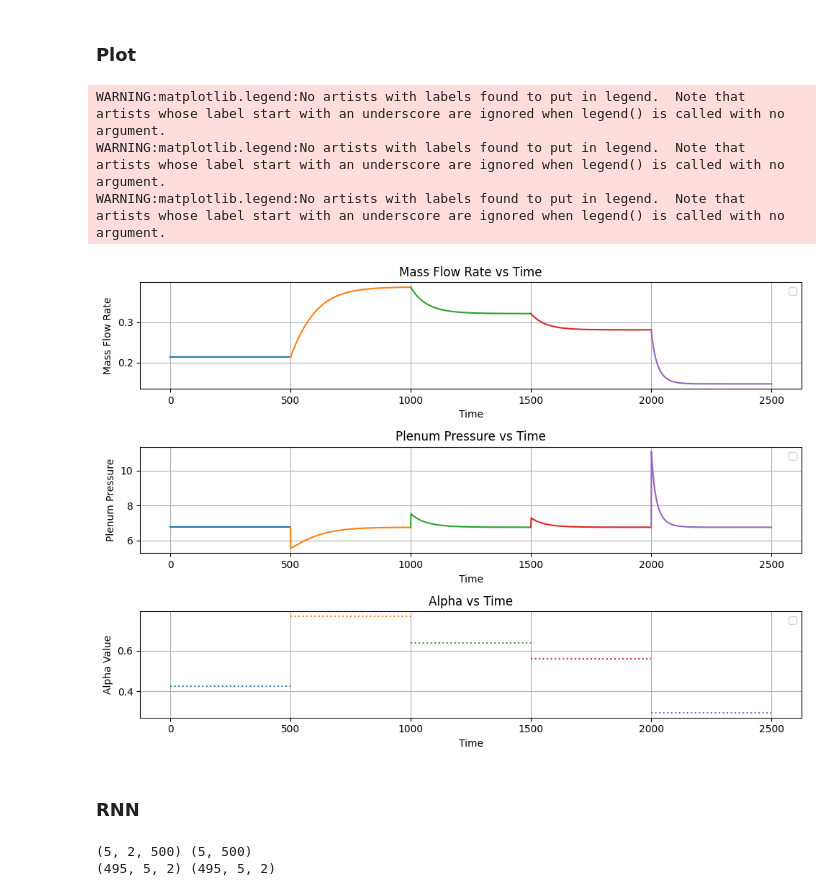
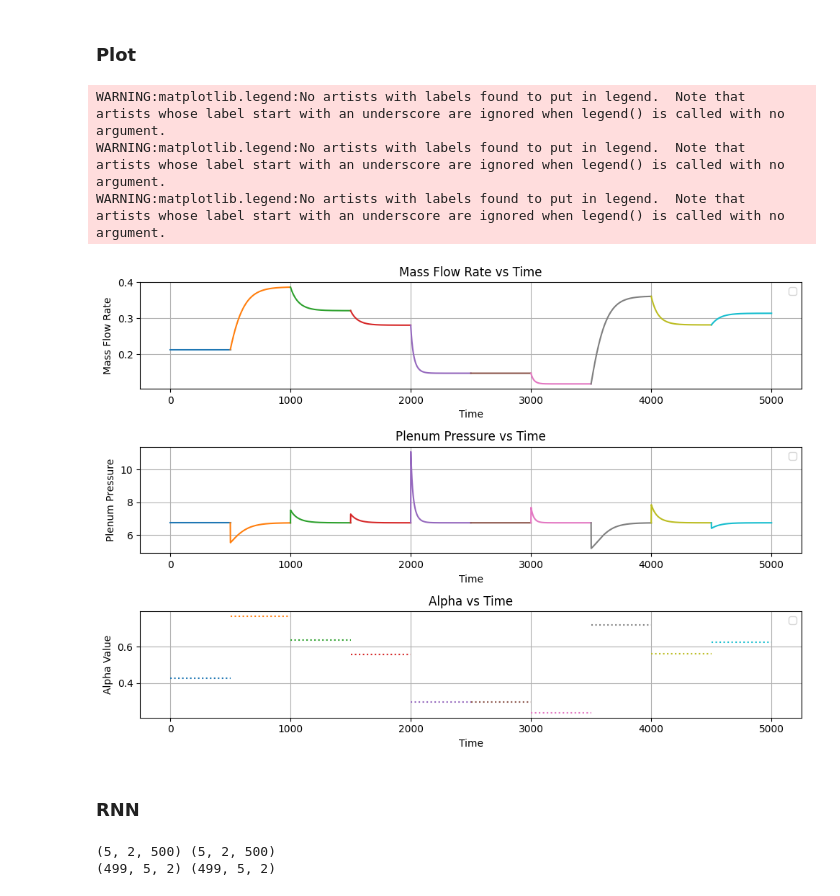
Before and after one commit to Guilhos/UFBA, a Jupyter notebook: SistemaEDORodrigo.ipynb, the cells around one changed output. Saved outputs shown, nothing was run; the diff lists cells and outputs as text; code cells hidden in the pictures.

```diff
--- a/SistemaEDORodrigo.ipynb
+++ b/SistemaEDORodrigo.ipynb
@@ -59,7 +59,7 @@ mFlowRate_init = result[0] # Mass Flow inicial
 plenumPressure_init = result[1] # Plenum Pressure inicial
 
 # Intervalos no tempo
-interval = [np.linspace(i * 500, (i + 1) * 500, 500) for i in range(5)]
+interval = [np.linspace(i * 500, (i + 1) * 500, 500) for i in range(10)]
 
 # Váriaveis CasADi
 x = ca.MX.sym('x', 2) # Variáveis de Estado
@@ -68,12 +68,13 @@ alpha = ca.MX.sym('alpha', 1) # Parâmetro Alpha
 # Listas para armazenar resultados
 mFlowRate_values = []
 plenumPressure_values = []
-xRNN_values = []
+RNN_values = []
+RNN_test = []
 alpha_values = [np.full(500, alpha0)]
 # %% [markdown]
 ### Integração
 # %%
-for i in range(0,5):
+for i in range(0,10):
     if i == 0:
         alpha1 = alpha0
     else:
@@ -87,14 +88,17 @@ for i in range(0,5):
 
     sol = F(x0 = [mFlowRate_init, plenumPressure_init], p = alpha1)
 
+
     xf_values = np.array(sol["xf"])
-    xRNN_values.append(xf_values)
     mFlowRate_values.append(xf_values[0])
     plenumPressure_values.append(xf_values[1])
-
-    # Atualizar as condições iniciais
     mFlowRate_init = xf_values[0][-1]
     plenumPressure_init = xf_values[1][-1]
+
+    if i < 5:
+      RNN_values.append(xf_values)
+    else:
+      RNN_test.append(xf_values)
 # %% [markdown]
 ### Plot
 # %%
@@ -102,60 +106,59 @@ for i in range(0,5):
 fig, axs = plt.subplots(3, 1, figsize=(10, 7))
 
 # Gráfico da Taxa de Fluxo vs. Tempo
-for i in range(0, 5):
+for i in range(0, 10):
     axs[0].plot(interval[i], np.squeeze(mFlowRate_values[i]))
 axs[0].grid(True)
 axs[0].set_xlabel('Time')
 axs[0].set_ylabel('Mass Flow Rate')
 axs[0].set_title('Mass Flow Rate vs Time')
 axs[0].legend()
 
 # Gráfico da Pressão do Plenum vs. Tempo
-for i in range(0, 5):
+for i in range(0, 10):
     axs[1].plot(interval[i], np.squeeze(plenumPressure_values[i]))
 axs[1].grid(True)
 axs[1].set_xlabel('Time')
 axs[1].set_ylabel('Plenum Pressure')
 axs[1].set_title('Plenum Pressure vs Time')
 axs[1].legend()
 
 # Gráfico dos Valores de Alpha vs. Tempo
-for i in range(0, 5):
+for i in range(0, 10):
     axs[2].plot(interval[i], np.squeeze(alpha_values[i]), linestyle=':')
 axs[2].grid(True)
 axs[2].set_xlabel('Time')
 axs[2].set_ylabel('Alpha Value')
 axs[2].set_title('Alpha vs Time')
 axs[2].legend()
 
 # Ajusta o layout e exibe os gráficos
 plt.tight_layout()
 plt.show()
 # %% [output]
 WARNING:matplotlib.legend:No artists with labels found to put in legend.  Note that artists whose label start with an underscore are ignored when legend() is called with no argument.
 WARNING:matplotlib.legend:No artists with labels found to put in legend.  Note that artists whose label start with an underscore are ignored when legend() is called with no argument.
 WARNING:matplotlib.legend:No artists with labels found to put in legend.  Note that artists whose label start with an underscore are ignored when legend() is called with no argument.
-[figure, old version]
+[figure, new version]
 # %% [markdown]
 ### RNN
 # %%
-xRNN_values = tf.convert_to_tensor(xRNN_values)
-alpha_Tensor = tf.convert_to_tensor(alpha_values)
-
-print(xRNN_values.shape, alpha_Tensor.shape)
+RNN_values = np.array(RNN_values)
+RNN_test = np.array(RNN_test)
 
 timestep = 5
 
 X = []
 y = []
-for i in range(len(xRNN_values[0][0])-timestep):
-    X.append(xRNN_values[:,:,i])
-    y.append(xRNN_values[:,:,i+timestep])
+Xtest = []
+for i in range(len(RNN_values[0][0])-1):
+    X.append(RNN_values[:,:,i])
+    y.append(RNN_values[:,:,i+1])
+    Xtest.append(RNN_test[:,:,i])
 
 X = np.array(X)
 y = np.array(y)
-
-print(X.shape,y.shape)
+Xtest = np.array(Xtest)
 
 model = keras.Sequential()
 
@@ -167,5 +170,5 @@ model.compile(optimizer='adam', loss = 'mean_squared_error')
 
 history = model.fit(X, y, epochs=250, verbose = 0)
 # %% [output]
-(5, 2, 500) (5, 500)
-(495, 5, 2) (495, 5, 2)
+(5, 2, 500) (5, 2, 500)
+(499, 5, 2) (499, 5, 2)
```
Also changed, not shown: parts of 2 cells of this notebook.
